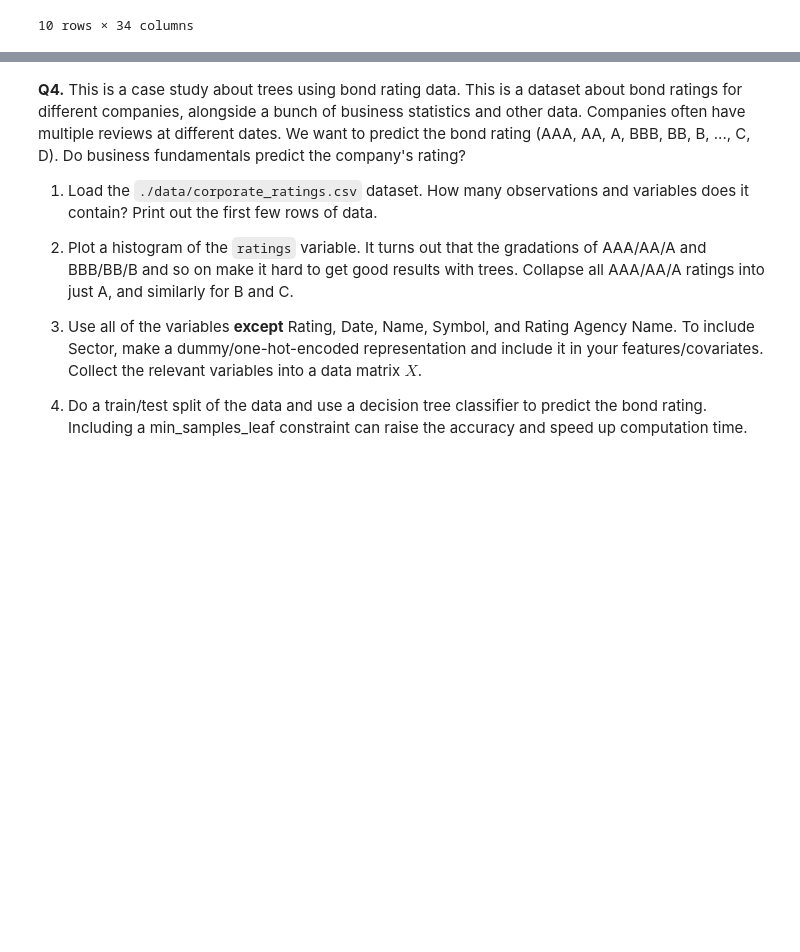
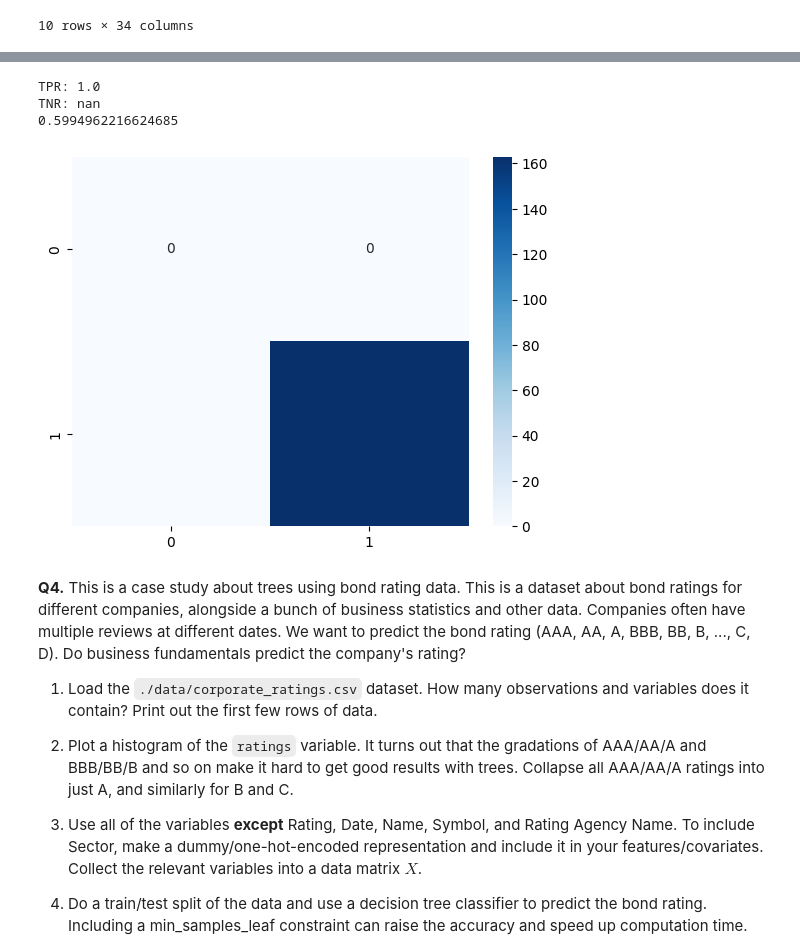
Before and after one commit to yuthimreddy/trees, a Jupyter notebook: assignment/assignment.ipynb, the cells around one changed output, grey strips where cells are left out. Saved outputs shown, nothing was run; the diff lists cells and outputs as text; code cells hidden in the pictures; blank space fills up the shorter version.

```diff
--- a/assignment/assignment.ipynb
+++ b/assignment/assignment.ipynb
@@ -303,3 +306,27 @@ Index(['Patient ID', 'Age at Diagnosis', 'Type of Breast Surgery',
+# %%
+# 4. Confusion Matrix:
+y_bc_hat = bc_model.predict(X_test)
+
+from sklearn.metrics import confusion_matrix
+from sklearn.metrics import accuracy_score
+# matrix:
+cm = confusion_matrix(Y_test, y_bc_hat, labels=["Alive", "Deceased"])
+TN, FP, FN, TP = cm.ravel()
+
+# computing TPR and TNR:
+TPR = TP / (TP + FN)
+TNR = TN / (TN + FP)
+print(f"TPR: {TPR}")
+print(f"TNR: {TNR}")
+
+sns.heatmap(cm, annot=True, cmap='Blues')
+accuracy = accuracy_score(Y_test, y_hat_)
+print(accuracy)
+# %% [output]
+TPR: 1.0
+TNR: nan
+0.5994962216624685
+[figure, added]
 # %% [markdown]
 **Q4.** This is a case study about trees using bond rating data. This is a dataset about bond ratings for different companies, alongside a bunch of business statistics and other data. Companies often have multiple reviews at different dates. We want to predict the bond rating (AAA, AA, A, BBB, BB, B, ..., C, D). Do business fundamentals predict the company's rating?
 
```
Also changed, not shown: parts of 5 cells of this notebook.
